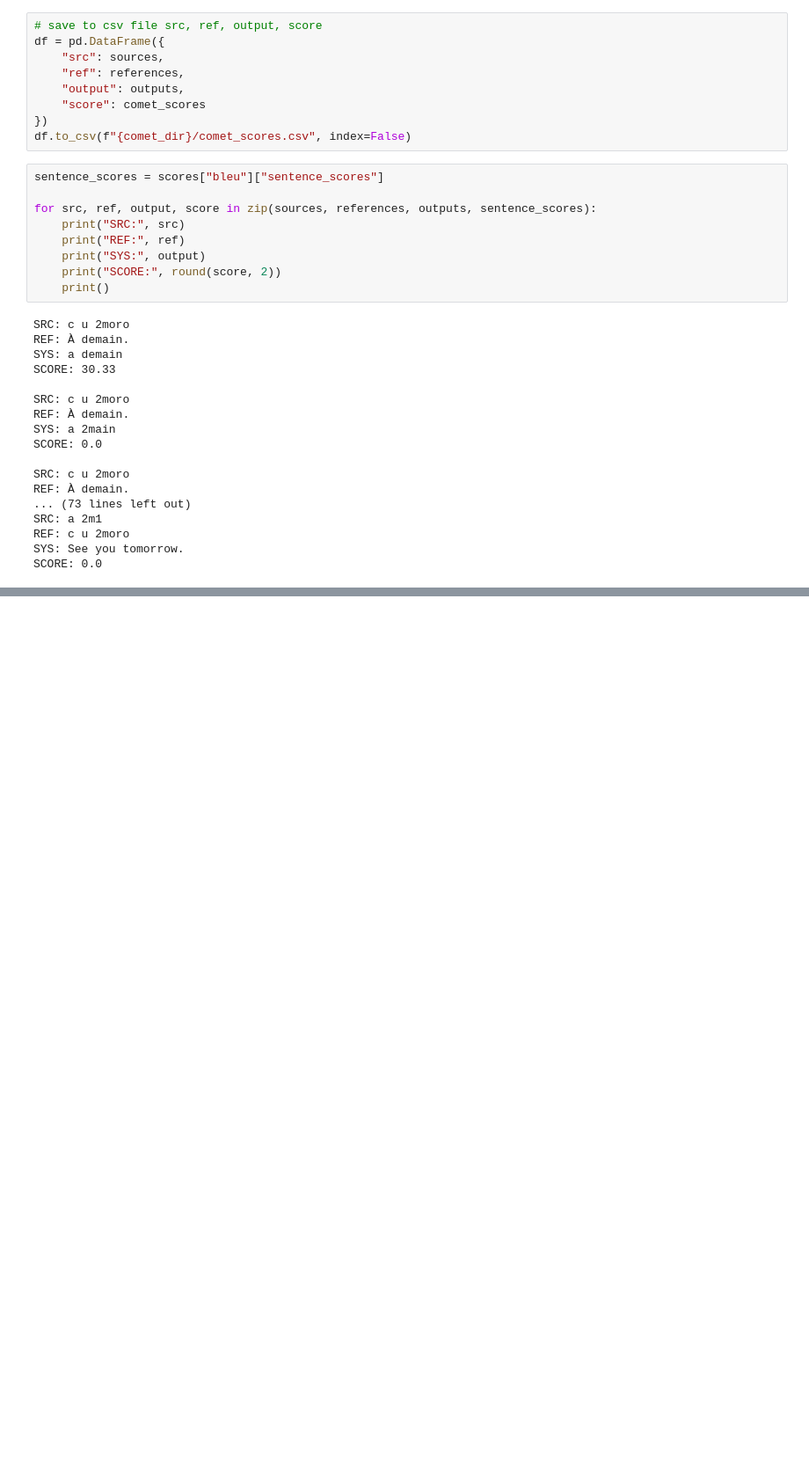
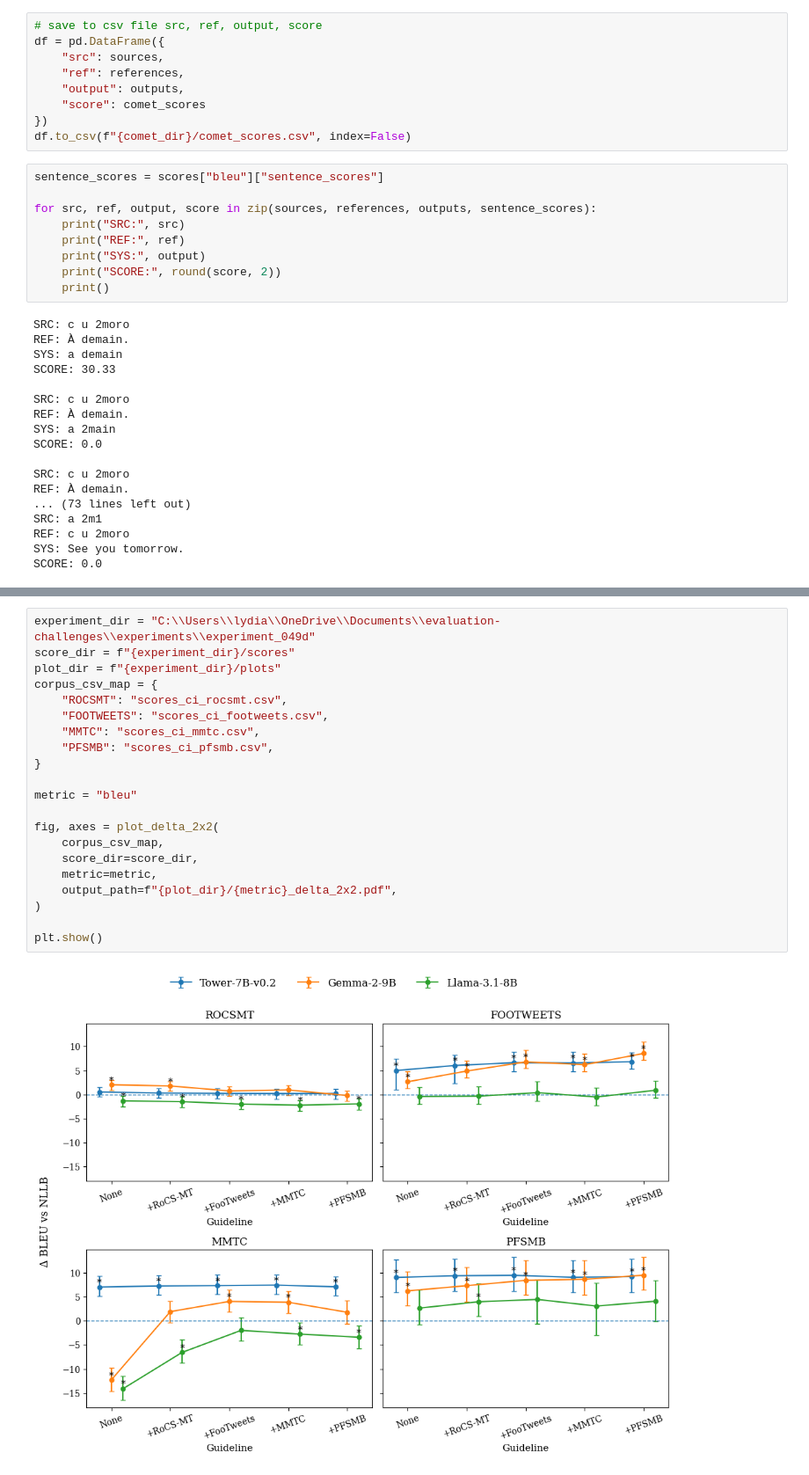
Before and after one commit to lydianish-phd/evaluation-challenges, a Jupyter notebook: src/draft.ipynb, the cells around one changed output, grey strips where cells are left out. Shown at 88% size. Saved outputs shown, nothing was run; the diff lists cells and outputs as text; blank space fills up the shorter version.

```diff
--- a/src/draft.ipynb
+++ b/src/draft.ipynb
@@ -1183,0 +1444,23 @@ SCORE: 0.0
+# %%
+experiment_dir = "C:\\Users\\lydia\\OneDrive\\Documents\\evaluation-challenges\\experiments\\experiment_049d"
+score_dir = f"{experiment_dir}/scores"
+plot_dir = f"{experiment_dir}/plots"
+corpus_csv_map = {
+    "ROCSMT": "scores_ci_rocsmt.csv",
+    "FOOTWEETS": "scores_ci_footweets.csv",
+    "MMTC": "scores_ci_mmtc.csv",
+    "PFSMB": "scores_ci_pfsmb.csv",
+}
+
+metric = "bleu"
+
+fig, axes = plot_delta_2x2(
+    corpus_csv_map,
+    score_dir=score_dir,
+    metric=metric,
+    output_path=f"{plot_dir}/{metric}_delta_2x2.pdf",
+)
+
+plt.show()
+# %% [output]
+[figure, added]
```
Also changed, not shown: parts of 4 cells of this notebook, 3 other files.
